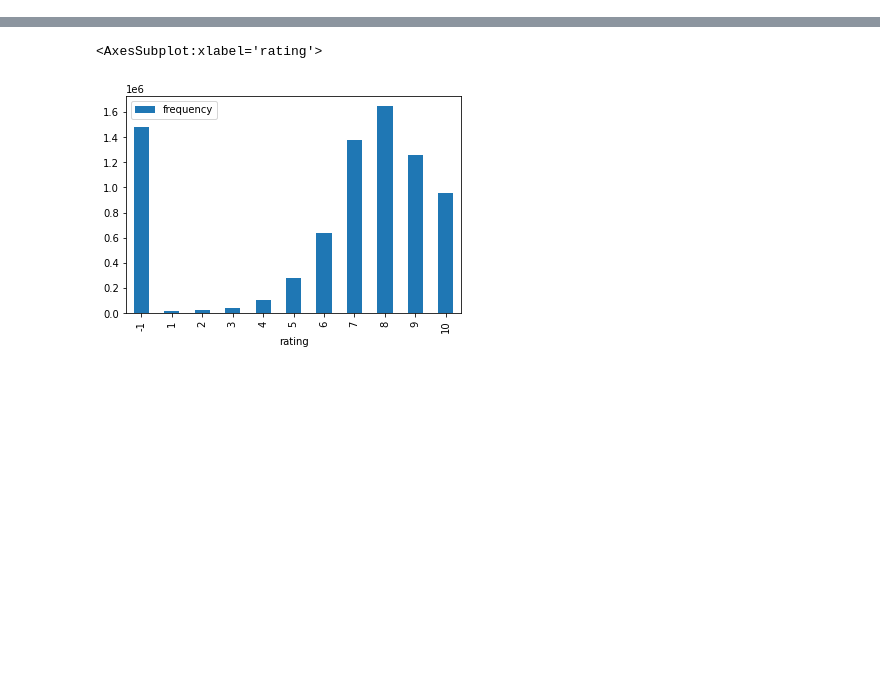
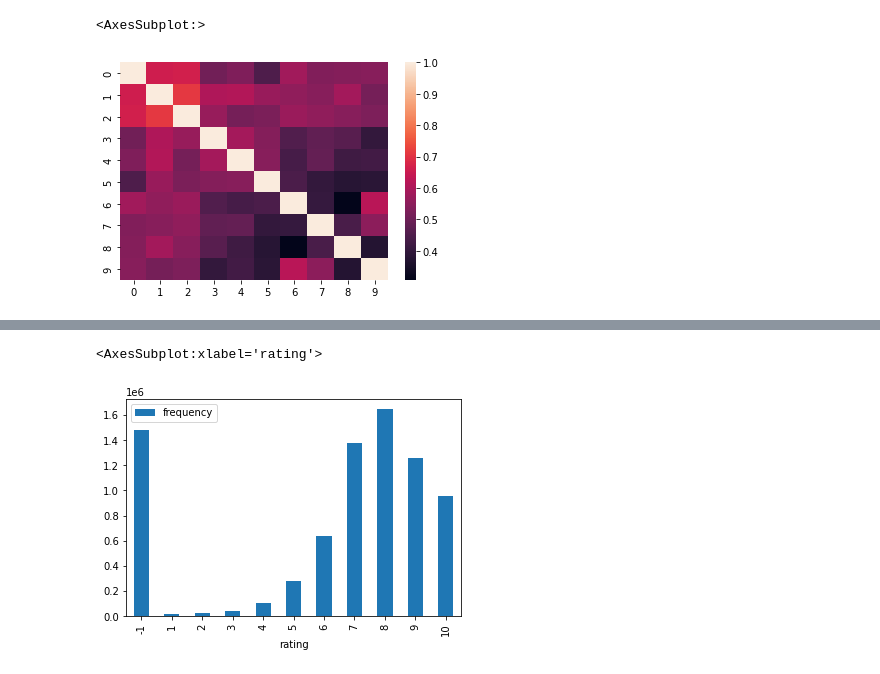
Before and after one commit to TonyStew/anime-analysis-proj, a Jupyter notebook: exploration.ipynb, the cells around one changed output, grey strips where cells are left out. Cells and saved outputs as stored; diff of their text form; code cells hidden in the pictures; blank space fills up the shorter version.

```diff
--- a/exploration.ipynb
+++ b/exploration.ipynb
@@ -6,0 +10,10 @@ rating = pd.read_csv("rating.csv")
+# %%
+anime = pd.read_csv("anime.csv")
+rating = pd.read_csv("rating.csv")
+print(rating.shape)
+counts = rating["anime_id"].value_counts()
+rating = rating[~rating["anime_id"].isin(counts[counts < 100].index)]
+print(rating.shape)
+
+#rating["user_id"] = rating["user_id"].apply(lambda x: f"user:{x}")
+#rating["anime_id"] = rating["anime_id"].apply(lambda x: f"anime:{x}")
@@ -6,0 +39,12 @@ rating = pd.read_csv("rating.csv")
+# %%
+n = 10
+subset = rating.head(10000)
+f = IntProgress(min=0, max=len(subset))
+display(f)
+ids = list(subset["anime_id"].value_counts()[:n].index)
+reviewers = {val: [] for val in ids}
+def add(row):
+    f.value += 1
+    if row["anime_id"] in ids:
+        reviewers[row["anime_id"]].append(row["user_id"])
+subset.apply(add, axis=1)
@@ -6,0 +65,14 @@ rating = pd.read_csv("rating.csv")
+# %%
+def intersection(lst1, lst2):
+    return list(set(lst1) & set(lst2))
+
+vals = [[0]*len(reviewers) for _ in range(len(reviewers))]
+for i, x in enumerate(reviewers):
+    for j, y in enumerate(reviewers):
+        #vals[i][j] = (2 * len(intersection(reviewers[x], reviewers[y])) / (len(reviewers[x]) + len(reviewers[y])), len(intersection(reviewers[x], reviewers[y])), len(reviewers[x]), len(reviewers[y]))
+        vals[i][j] = 2 * len(intersection(reviewers[x], reviewers[y])) / (len(reviewers[x]) + len(reviewers[y]))
+# %%
+sns.heatmap(vals)
+# %% [output]
+<AxesSubplot:>
+[figure, added]
```
Also changed, not shown: parts of 9 cells of this notebook.
